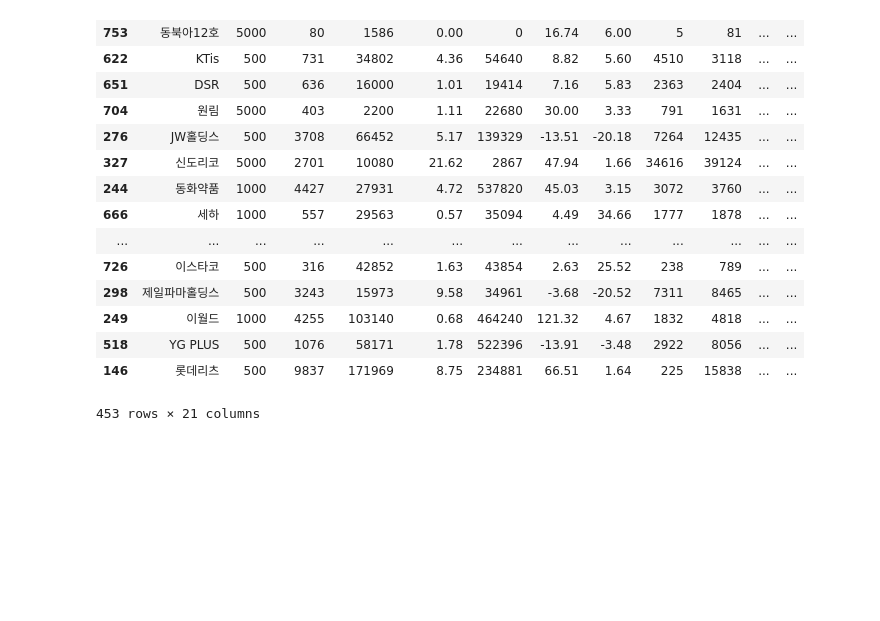
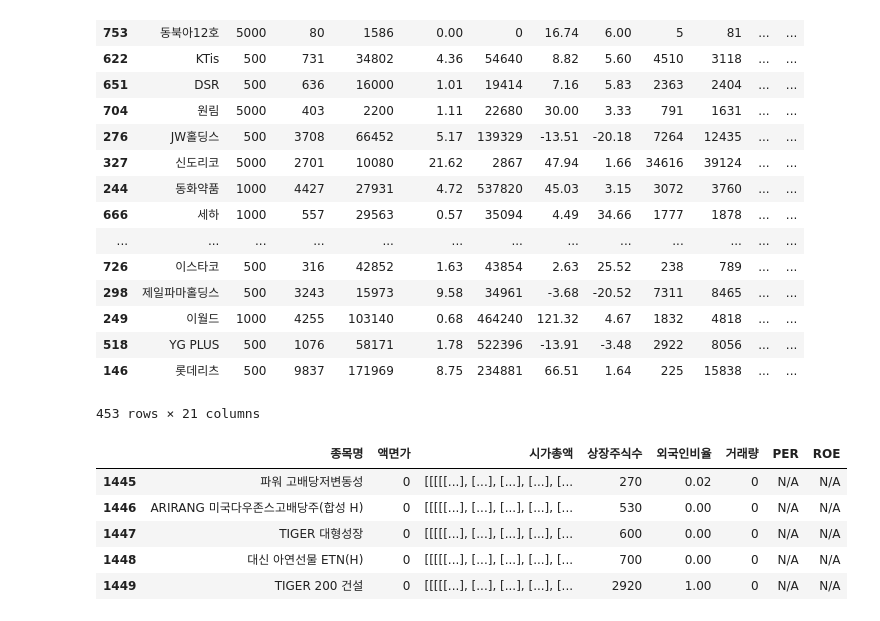
Before and after one commit to nosangho/Stock, a Jupyter notebook: crawler.ipynb, the cells around one changed output. Saved outputs shown, nothing was run; the diff lists cells and outputs as text; code cells hidden in the pictures; blank space fills up the shorter version.

```diff
--- a/crawler.ipynb
+++ b/crawler.ipynb
@@ -48,6 +47,15 @@ for j in range(29):
         per = final_obj[i].find_all('td')[10].text.replace(",","")
         roe = final_obj[i].find_all('td')[11].text.replace(",","")
 
+        title_list.append(title)
+        start_price_list.append(start_price)
+        total_price_list.append(total_price_list)
+        total_stocks_list.append(total_stocks)
+        foreign_rate_list.append(foreign_rate)
+        volume_list.append(volume)
+        per_list.append(per)
+        roe_list.append(roe)
+        """
         list_append(title, title_list)
         list_append(start_price, start_price_list)
         list_append(total_price, total_price_list)
@@ -55,7 +63,7 @@ for j in range(29):
         list_append(foreign_rate, foreign_rate_list)
         list_append(volume, volume_list)
         list_append(per, per_list)
-        list_append(roe, roe_list)
+        list_append(roe, roe_list)"""
 # %%
 df1 = pd.DataFrame(list(zip(title_list,
                            start_price_list,
@@ -314,3 +315,12 @@ result
 | 518 | YG PLUS | 500 | 1076 | 58171 | 1.78 | 522396 | -13.91 | -3.48 | 2922 | 8056 | ... | ... |
 | 146 | 롯데리츠 | 500 | 9837 | 171969 | 8.75 | 234881 | 66.51 | 1.64 | 225 | 15838 | ... | ... |
 453 rows × 21 columns
+# %%
+df1.tail()
+# %% [output]
+|  | 종목명 | 액면가 | 시가총액 | 상장주식수 | 외국인비율 | 거래량 | PER | ROE |
+| 1445 | 파워 고배당저변동성 | 0 | [[[[[...], [...], [...], [...], [... | 270 | 0.02 | 0 | N/A | N/A |
+| 1446 | ARIRANG 미국다우존스고배당주(합성 H) | 0 | [[[[[...], [...], [...], [...], [... | 530 | 0.00 | 0 | N/A | N/A |
+| 1447 | TIGER 대형성장 | 0 | [[[[[...], [...], [...], [...], [... | 600 | 0.00 | 0 | N/A | N/A |
+| 1448 | 대신 아연선물 ETN(H) | 0 | [[[[[...], [...], [...], [...], [... | 700 | 0.00 | 0 | N/A | N/A |
+| 1449 | TIGER 200 건설 | 0 | [[[[[...], [...], [...], [...], [... | 2920 | 1.00 | 0 | N/A | N/A |
```
Also changed, not shown: parts of 2 cells of this notebook.
